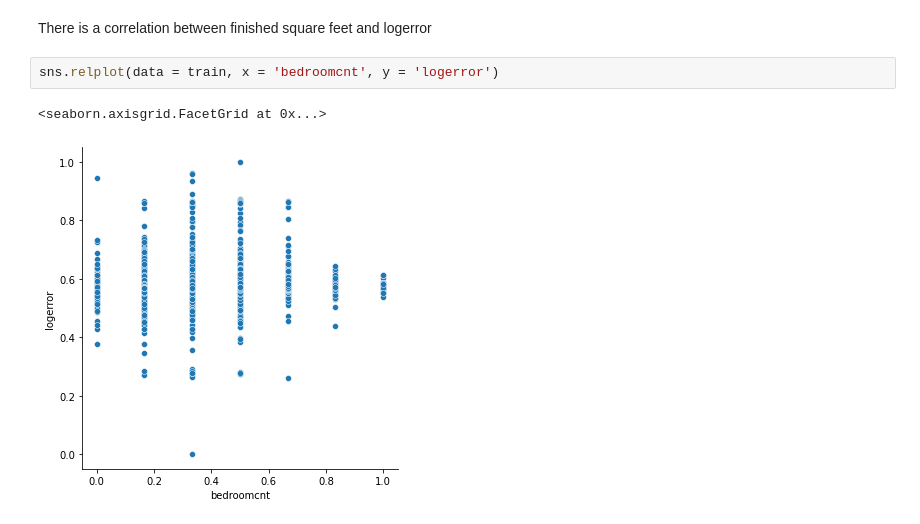
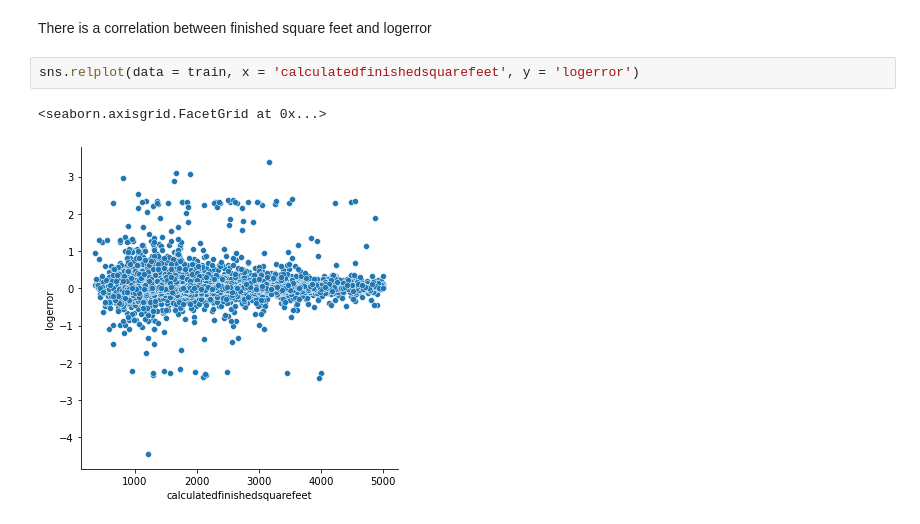
Before and after one commit to velasquez-wheeler/zillow_clustering_project, a Jupyter notebook: wheeler-explore.ipynb, the cells around one changed output. Cells and saved outputs as stored; diff of their text form.

```diff
--- a/wheeler-explore.ipynb
+++ b/wheeler-explore.ipynb
@@ -473,7 +486,7 @@ We reject the null hypothesis
 # %% [markdown]
 There is a correlation between finished square feet and logerror
 # %%
-sns.relplot(data = train, x = 'bedroomcnt', y = 'logerror')
+sns.relplot(data = train, x = 'calculatedfinishedsquarefeet', y = 'logerror')
 # %% [output]
 <seaborn.axisgrid.FacetGrid at 0x...>
-[figure, old version]
+[figure, new version]
```
Also changed, not shown: parts of 14 cells of this notebook, 1 other file.
